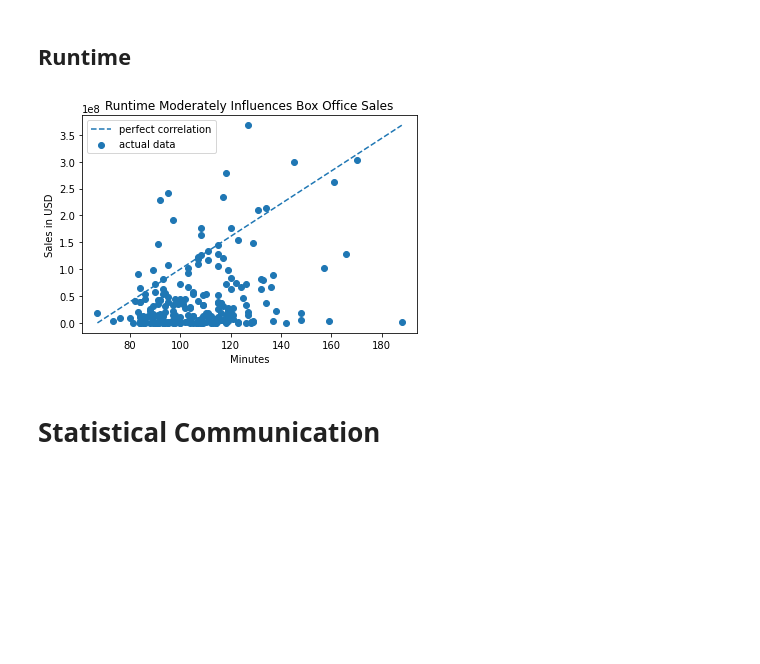
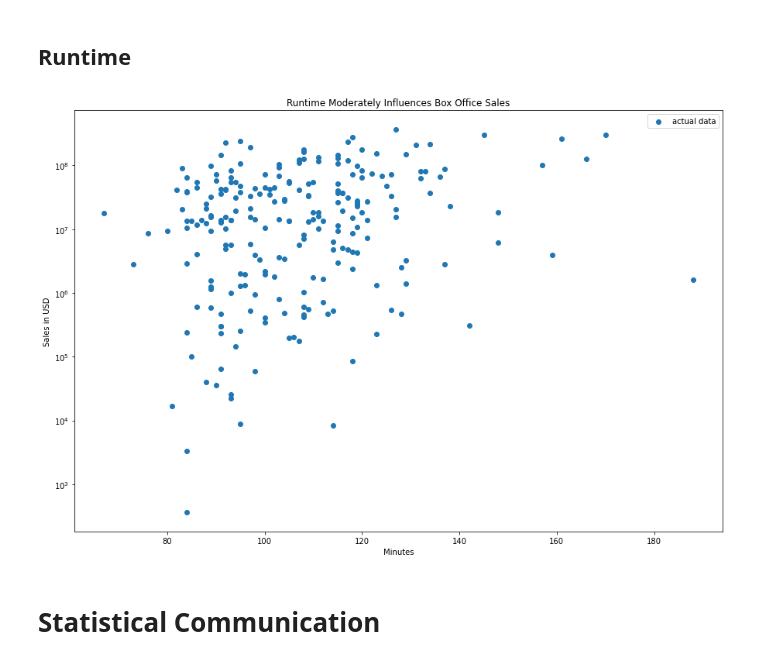
Before and after one commit to jumholtz/AIOverlordSupporters, a Jupyter notebook: student.ipynb, the cells around one changed output. Cells and saved outputs as stored; diff of their text form; code cells hidden in the pictures; blank space fills up the shorter version.

```diff
--- a/student.ipynb
+++ b/student.ipynb
@@ -433,31 +433,42 @@ ax.set_ylabel("Median Revenue (USD)");
 # %% [markdown]
 ## Runtime
 # %%
-fig, ax = plt.subplots() #Generate Scatter plot
+fig, ax = plt.subplots(figsize=(15,10)) #Generate Scatter plot
+
+
 
 ax.scatter(df2['runtime_clean'], df2['box_office_clean'], label="actual data")
+
+
 
 
 
 x_bounds = [min(df2['runtime_clean']), max(df2['runtime_clean'])]
 y_bounds = [min(df2['box_office_clean']), max(df2['box_office_clean'])]
 
 
 
+x_bounds_log = np.log2(x_bounds)
+y_bounds_log = np.log(y_bounds)
 
-ax.plot(x_bounds, y_bounds, "--", label="perfect correlation")
+
+
+
 
 
 
 ax.set_title("Runtime Moderately Influences Box Office Sales")
 ax.set_xlabel("Minutes")
 ax.set_ylabel("Sales in USD")
+plt.yscale("symlog")
+
+
 
 
 
 ax.legend();
 # %% [output]
-[figure, old version]
+[figure, new version]
 # %% [markdown]
 # Statistical Communication
 # %% [markdown]
```
Also changed, not shown: parts of 1 cell of this notebook, 1 other file.
